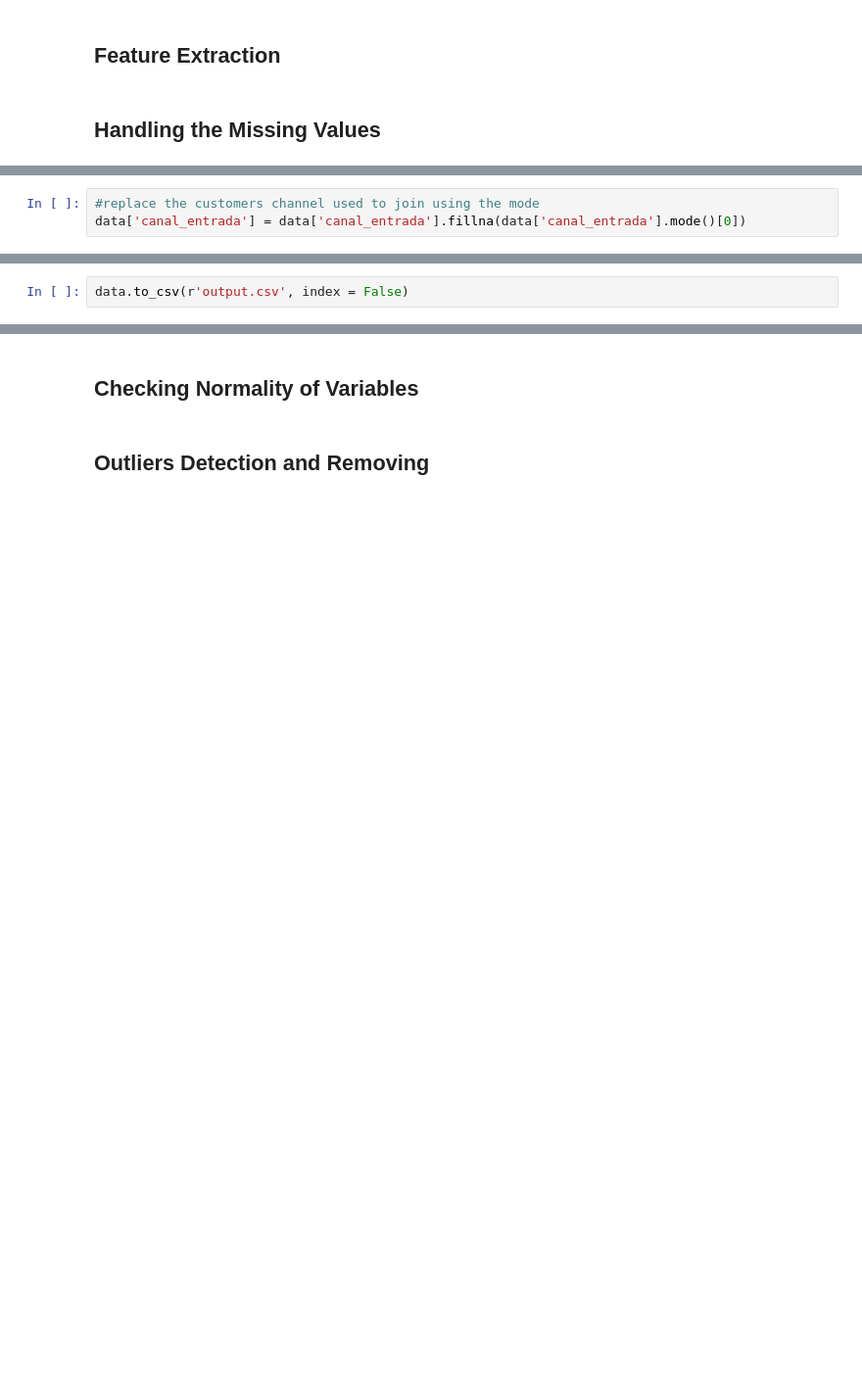
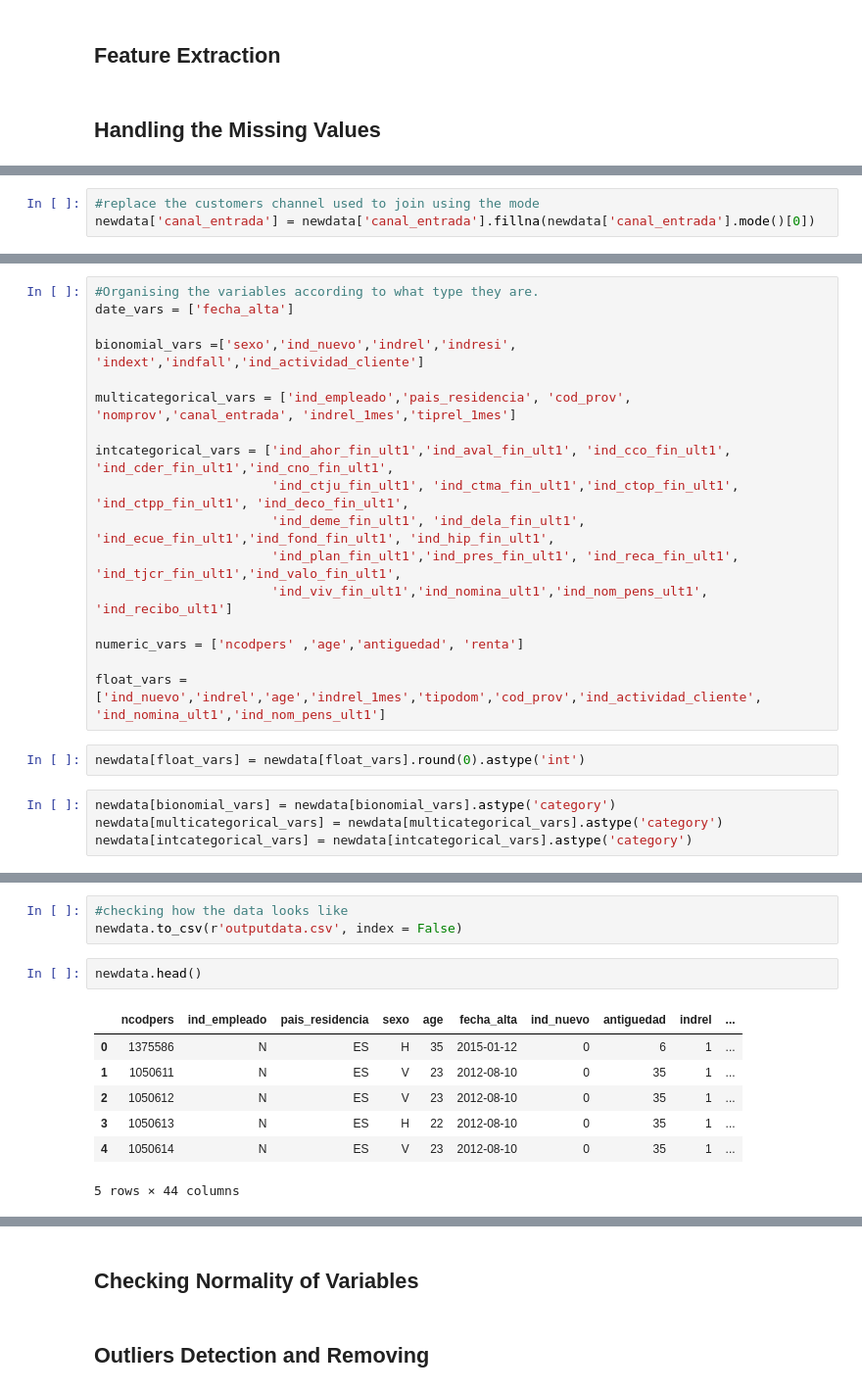
Before and after one commit to shelovescode000/CustomerSegmentationProject, a Jupyter notebook: Customer Segmentation.ipynb, the cells around one changed output, grey strips where cells are left out. Shown: that part at 98% size. Cells and saved outputs as stored; diff of their text form; blank space fills up the shorter version.

```diff
--- a/Customer Segmentation.ipynb
+++ b/Customer Segmentation.ipynb
@@ -342,4 +254,4 @@ data['nomprov'] = data['nomprov'].fillna('NotEuropean')
 # %%
 #replace the customers channel used to join using the mode
-data['canal_entrada'] = data['canal_entrada'].fillna(data['canal_entrada'].mode()[0])
+newdata['canal_entrada'] = newdata['canal_entrada'].fillna(newdata['canal_entrada'].mode()[0])
 # %%
@@ -364,0 +297,23 @@ dtype: int64
+# %%
+#Organising the variables according to what type they are.
+date_vars = ['fecha_alta']
+
+bionomial_vars =['sexo','ind_nuevo','indrel','indresi', 'indext','indfall','ind_actividad_cliente']
+
+multicategorical_vars = ['ind_empleado','pais_residencia', 'cod_prov', 'nomprov','canal_entrada', 'indrel_1mes','tiprel_1mes']
+
+intcategorical_vars = ['ind_ahor_fin_ult1','ind_aval_fin_ult1', 'ind_cco_fin_ult1', 'ind_cder_fin_ult1','ind_cno_fin_ult1',
+                       'ind_ctju_fin_ult1', 'ind_ctma_fin_ult1','ind_ctop_fin_ult1', 'ind_ctpp_fin_ult1', 'ind_deco_fin_ult1',
+                       'ind_deme_fin_ult1', 'ind_dela_fin_ult1', 'ind_ecue_fin_ult1','ind_fond_fin_ult1', 'ind_hip_fin_ult1',
+                       'ind_plan_fin_ult1','ind_pres_fin_ult1', 'ind_reca_fin_ult1', 'ind_tjcr_fin_ult1','ind_valo_fin_ult1',
+                       'ind_viv_fin_ult1','ind_nomina_ult1','ind_nom_pens_ult1', 'ind_recibo_ult1']
+
+numeric_vars = ['ncodpers' ,'age','antiguedad', 'renta']
+
+float_vars = ['ind_nuevo','indrel','age','indrel_1mes','tipodom','cod_prov','ind_actividad_cliente', 'ind_nomina_ult1','ind_nom_pens_ult1']
+# %%
+newdata[float_vars] = newdata[float_vars].round(0).astype('int')
+# %%
+newdata[bionomial_vars] = newdata[bionomial_vars].astype('category')
+newdata[multicategorical_vars] = newdata[multicategorical_vars].astype('category')
+newdata[intcategorical_vars] = newdata[intcategorical_vars].astype('category')
@@ -365,2 +340,13 @@ dtype: int64
 # %%
-data.to_csv(r'output.csv', index = False)
+#checking how the data looks like
+newdata.to_csv(r'outputdata.csv', index = False)
+# %%
+newdata.head()
+# %% [output]
+|  | ncodpers | ind_empleado | pais_residencia | sexo | age | fecha_alta | ind_nuevo | antiguedad | indrel | ... |
+| 0 | 1375586 | N | ES | H | 35 | 2015-01-12 | 0 | 6 | 1 | ... |
+| 1 | 1050611 | N | ES | V | 23 | 2012-08-10 | 0 | 35 | 1 | ... |
+| 2 | 1050612 | N | ES | V | 23 | 2012-08-10 | 0 | 35 | 1 | ... |
+| 3 | 1050613 | N | ES | H | 22 | 2012-08-10 | 0 | 35 | 1 | ... |
+| 4 | 1050614 | N | ES | V | 23 | 2012-08-10 | 0 | 35 | 1 | ... |
+5 rows × 44 columns
```
Also changed, not shown: parts of 50 cells of this notebook.
